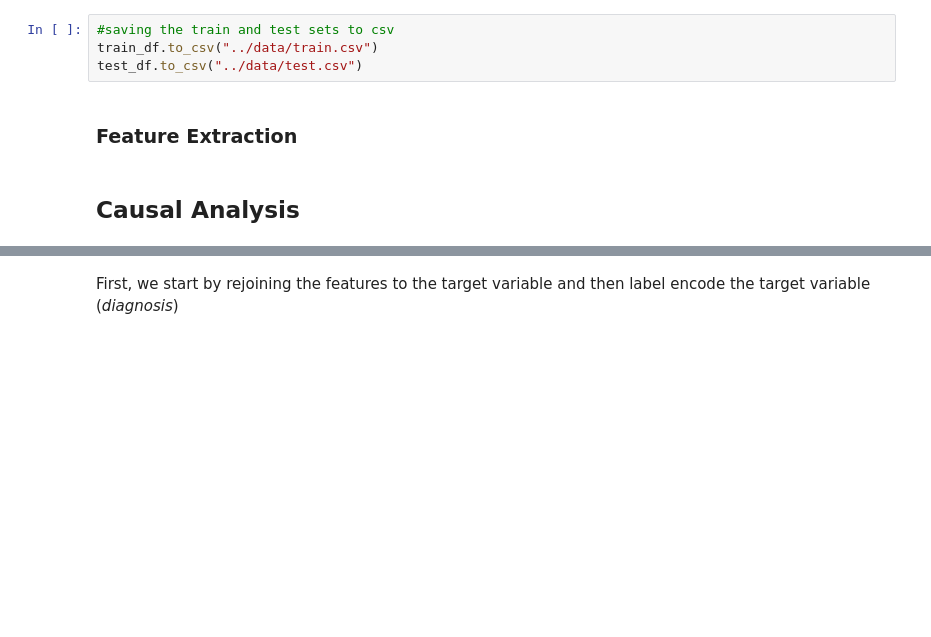
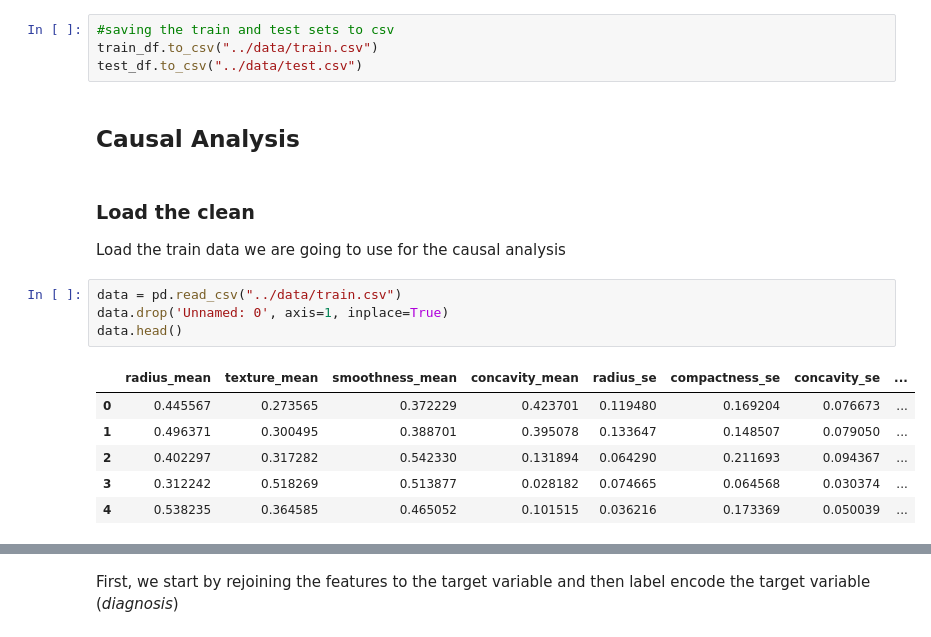
Before and after one commit to wakura-mbuya/Breast-Cancer-Causal-Inference, a Jupyter notebook: notebooks/causal_inference.ipynb, the cells around one changed output, grey strips where cells are left out. Cells and saved outputs as stored; diff of their text form; blank space fills up the shorter version.

```diff
--- a/notebooks/causal_inference.ipynb
+++ b/notebooks/causal_inference.ipynb
@@ -90,7 +90,19 @@ train_df.head()
 #saving the train and test sets to csv
 train_df.to_csv("../data/train.csv")
 test_df.to_csv("../data/test.csv")
-# %% [markdown]
-### Feature Extraction
 # %% [markdown]
 ## Causal Analysis
+# %% [markdown]
+### Load the clean
+Load the train data we are going to use for the causal analysis
+# %%
+data = pd.read_csv("../data/train.csv")
+data.drop('Unnamed: 0', axis=1, inplace=True)
+data.head()
+# %% [output]
+|  | radius_mean | texture_mean | smoothness_mean | concavity_mean | radius_se | compactness_se | concavity_se | ... |
+| 0 | 0.445567 | 0.273565 | 0.372229 | 0.423701 | 0.119480 | 0.169204 | 0.076673 | ... |
+| 1 | 0.496371 | 0.300495 | 0.388701 | 0.395078 | 0.133647 | 0.148507 | 0.079050 | ... |
+| 2 | 0.402297 | 0.317282 | 0.542330 | 0.131894 | 0.064290 | 0.211693 | 0.094367 | ... |
+| 3 | 0.312242 | 0.518269 | 0.513877 | 0.028182 | 0.074665 | 0.064568 | 0.030374 | ... |
+| 4 | 0.538235 | 0.364585 | 0.465052 | 0.101515 | 0.036216 | 0.173369 | 0.050039 | ... |
```
Also changed, not shown: parts of 3 cells of this notebook.
